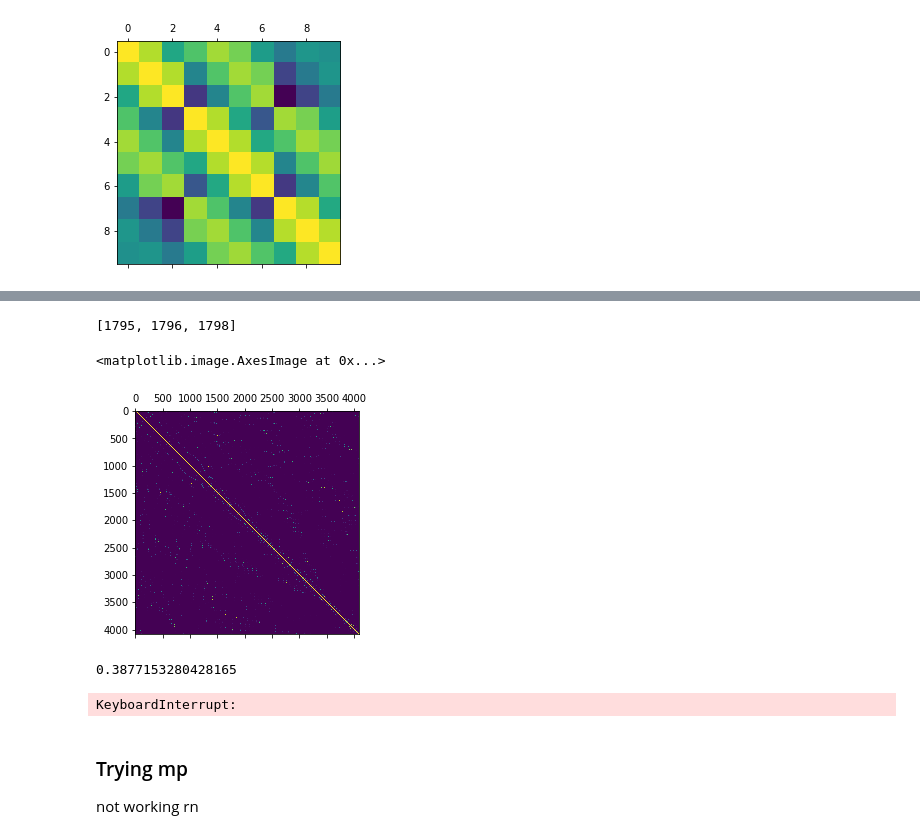
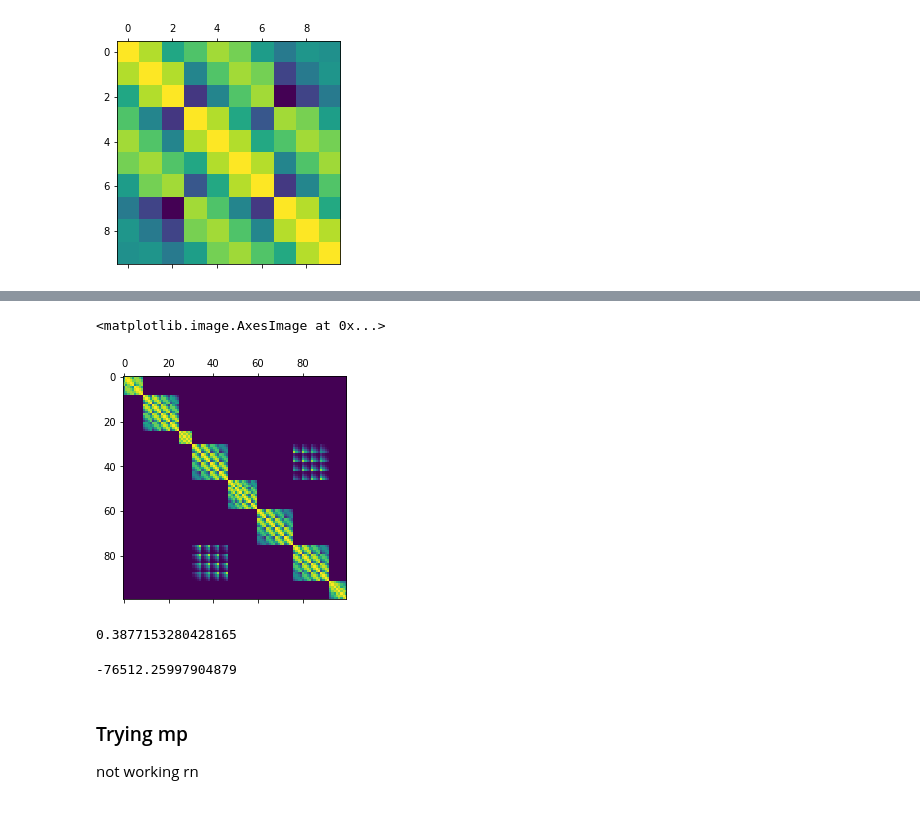
Before and after one commit to Huk-David/SpaDep_VCop, a Jupyter notebook: Publication_work/Truncated_copula.ipynb, the cells around one changed output, grey strips where cells are left out. Saved outputs shown, nothing was run; the diff lists cells and outputs as text; code cells hidden in the pictures.

```diff
--- a/Publication_work/Truncated_copula.ipynb
+++ b/Publication_work/Truncated_copula.ipynb
@@ -225,12 +269,8 @@ for connected_component in nx.connected_components(graph):
-# %%
-cor_blocks[6]
-# %% [output]
-[1795, 1796, 1798]
 # %%
-plt.matshow(covariance_matrix)
+plt.matshow(covariance_matrix[1000:1100,1000:1100])
 # %% [output]
 <matplotlib.image.AxesImage at 0x...>
-[figure, old version]
+[figure, new version]
 # %%
 scs.multivariate_normal.cdf(x=inv_us[0][:16],mean=np.zeros(16),cov=covariance_matrix[:16,:16])
 # %% [output]
@@ -244,9 +284,9 @@ scs.multivariate_normal.cdf(x=inv_us[0][:16],mean=np.zeros(16),cov=covariance_ma
 #truncgauss(L=dist_mat).nll_sub_days(days_list=range(50),Invcdf_Us=inv_us,truncation_pi=g2_us,did_rain=did_rain_01,len_locs=len(g2_us),rvs=rand_vars,cov_mat=covariance_matrix)
 # locs:all , days:range(50) , theta:0.1 , time:1m30 + 25s , nll = -238511.6341627678
 # %%
-nll_sub_days(days_list=range(50),Invcdf_Us=inv_us,truncation_pi=g2_us,did_rain=did_rain_01,len_locs=len(g2_us),rvs=rand_vars,cov_mat=covariance_matrix)
+nll_sub_days(days_list=range(200,220),Invcdf_Us=inv_us,truncation_pi=g2_us,did_rain=did_rain_01,len_locs=len(g2_us),rvs=rand_vars,cov_mat=covariance_matrix)
 # %% [output]
-KeyboardInterrupt:
+-76512.25997904879
 # %% [markdown]
 ### Trying mp
 not working rn
```
Also changed, not shown: parts of 10 cells of this notebook.
